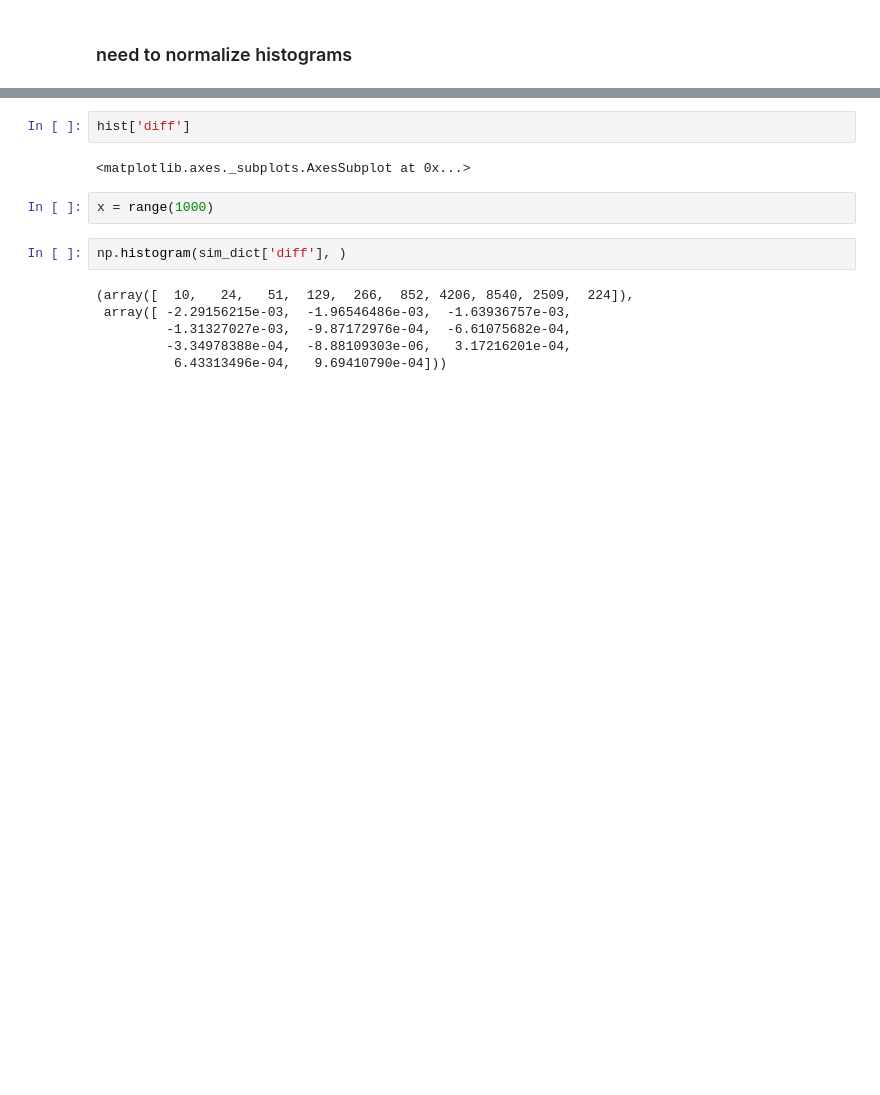
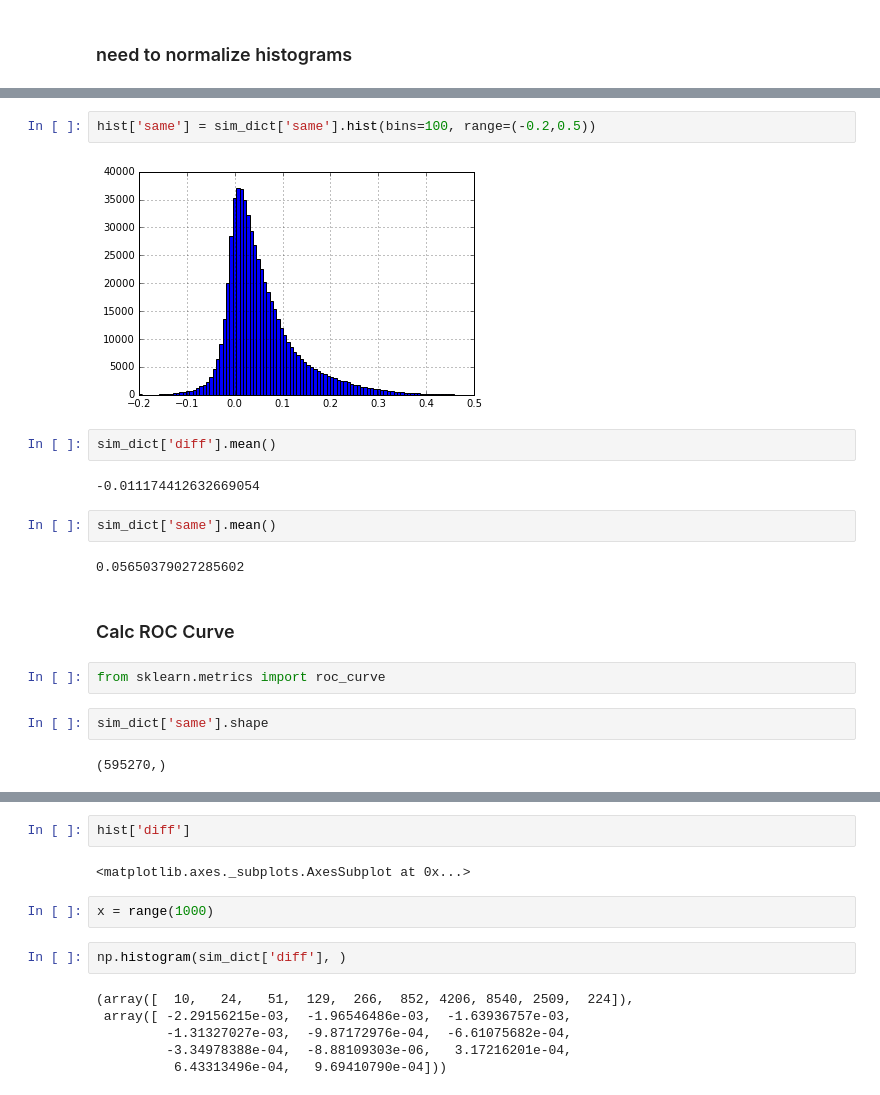
Before and after one commit to ismms-himc/clustergrammer_signature_methods, a Jupyter notebook: notebooks/5.0_10X_Genomics_3K_Dataset.ipynb, the cells around one changed output, grey strips where cells are left out. Drawn from its saved outputs; the diff is of its cells as text; blank space fills up the shorter version.

```diff
--- a/notebooks/5.0_10X_Genomics_3K_Dataset.ipynb
+++ b/notebooks/5.0_10X_Genomics_3K_Dataset.ipynb
@@ -315,0 +315,20 @@ hist['same'] = sim_dict['same'].hist()
+# %%
+hist['same'] = sim_dict['same'].hist(bins=100, range=(-0.2,0.5))
+# %% [output]
+[figure, added]
+# %%
+sim_dict['diff'].mean()
+# %% [output]
+-0.011174412632669054
+# %%
+sim_dict['same'].mean()
+# %% [output]
+0.05650379027285602
+# %% [markdown]
+### Calc ROC Curve
+# %%
+from sklearn.metrics import roc_curve
+# %%
+sim_dict['same'].shape
+# %% [output]
+(595270,)
```
Also changed, not shown: parts of 12 cells of this notebook.
